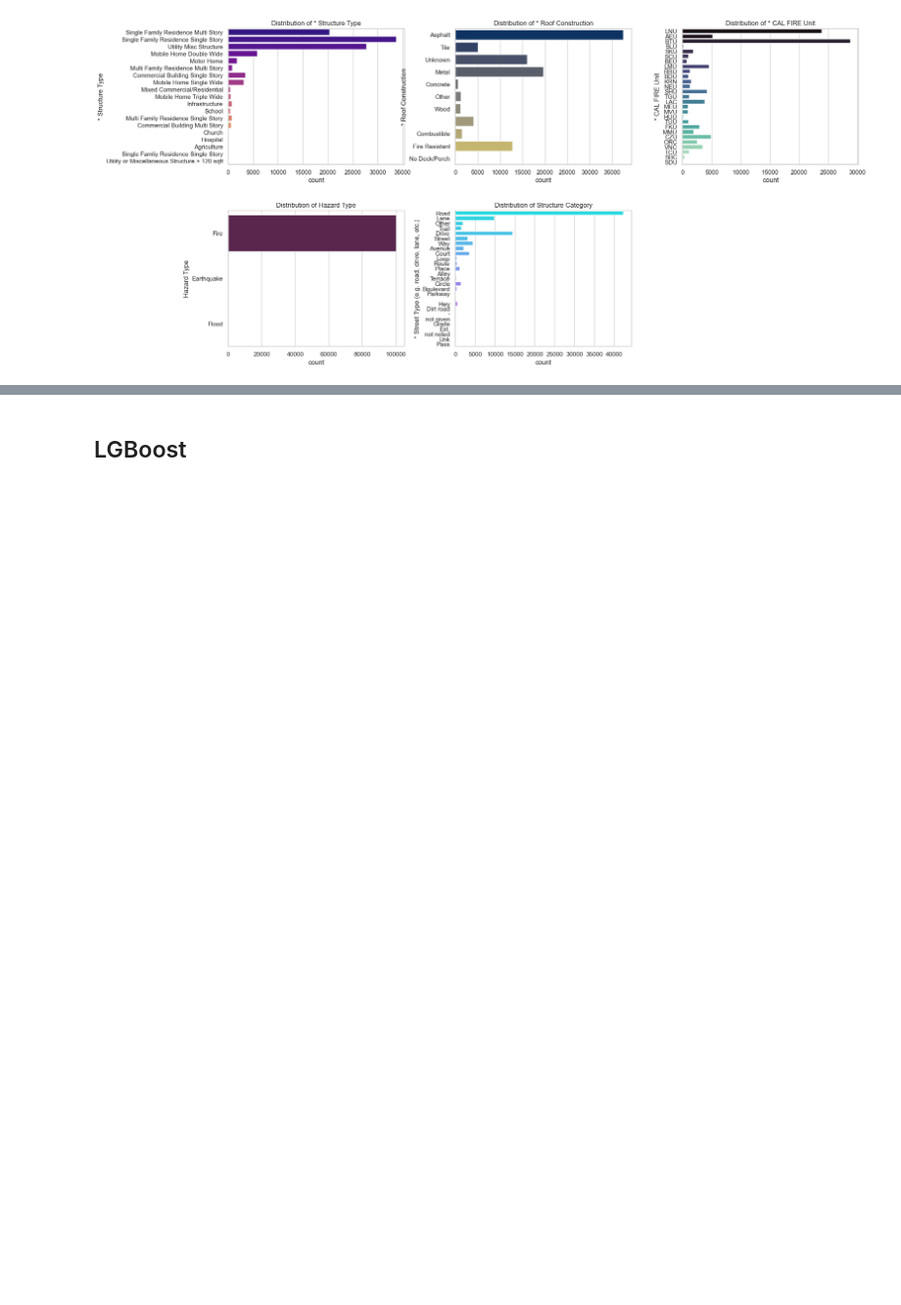
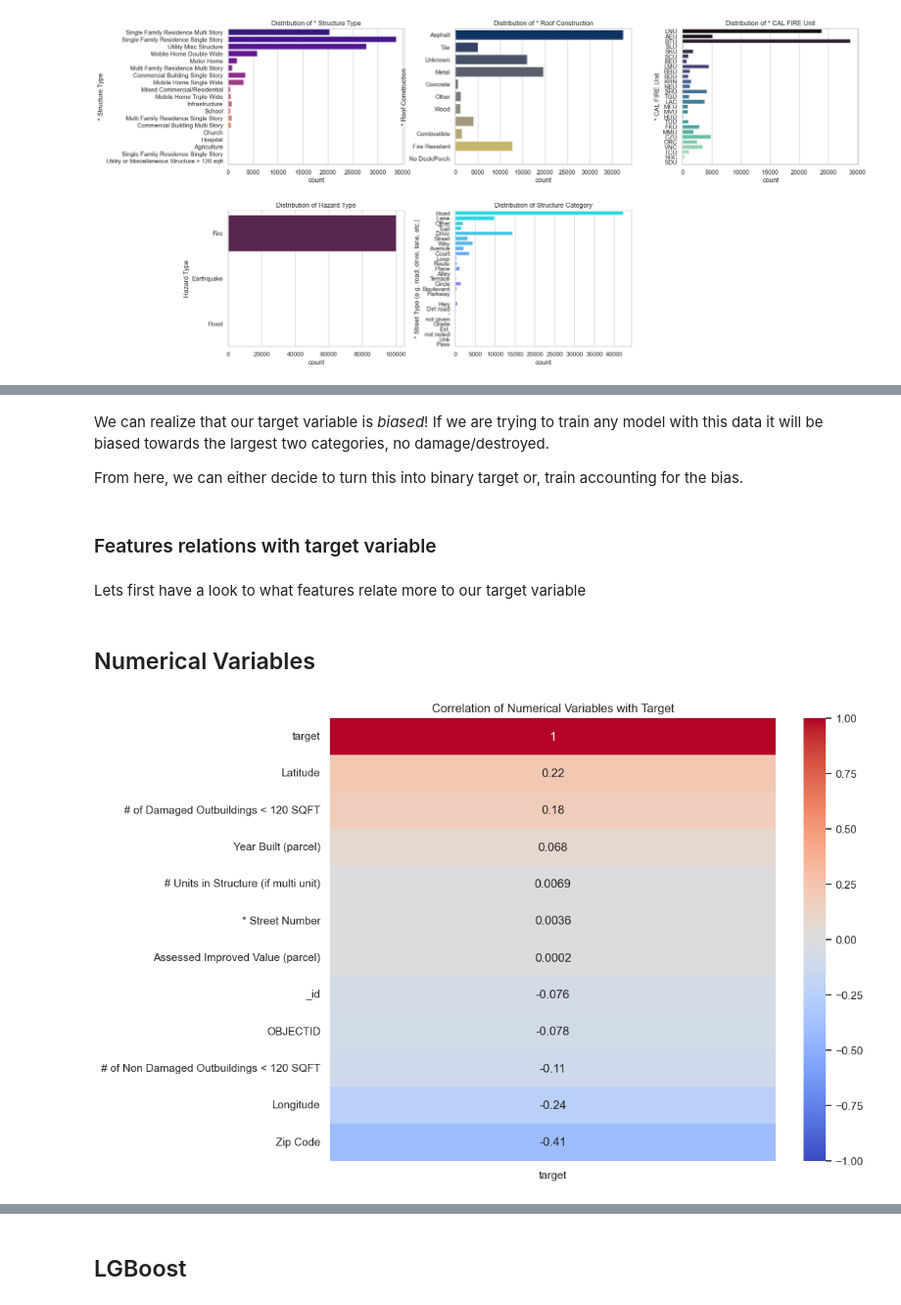
Before and after one commit to Isaacfer49/CaliforniaWildfire, a Jupyter notebook: CaliWildFire.ipynb, the cells around one changed output, grey strips where cells are left out. Shown at 98% size. Drawn from its saved outputs; the diff is of its cells as text; code cells hidden in the pictures; blank space fills up the shorter version.

```diff
--- a/CaliWildFire.ipynb
+++ b/CaliWildFire.ipynb
@@ -284,0 +312,27 @@ Passing `palette` without assigning `hue` is deprecated and will be removed in v
+# %% [markdown]
+We can realize that our target variable is *biased*! If we are trying to train any model with this data it will be biased towards the largest two categories, no damage/destroyed.
+
+From here, we can either decide to turn this into binary target or, train accounting for the bias.
+# %% [markdown]
+### Features relations with target variable
+# %% [markdown]
+Lets first have a look to what features relate more to our target variable
+# %% [markdown]
+## Numerical Variables
+# %%
+cali = cali.drop(labels=['x','y'],axis=1)
+# %%
+import numpy as np
+# Select only numerical columns
+numerical_cali = cali.select_dtypes(include=[np.number])
+
+# Compute correlation
+correlation_matrix = numerical_cali.corr()
+
+# Visualize the correlation heatmap
+plt.figure(figsize=(10, 8))
+sns.heatmap(correlation_matrix[['target']].sort_values(by='target', ascending=False), annot=True, cmap='coolwarm', vmin=-1, vmax=1)
+plt.title('Correlation of Numerical Variables with Target')
+plt.show()
+# %% [output]
+[figure, added]
```
Also changed, not shown: parts of 11 cells of this notebook.
